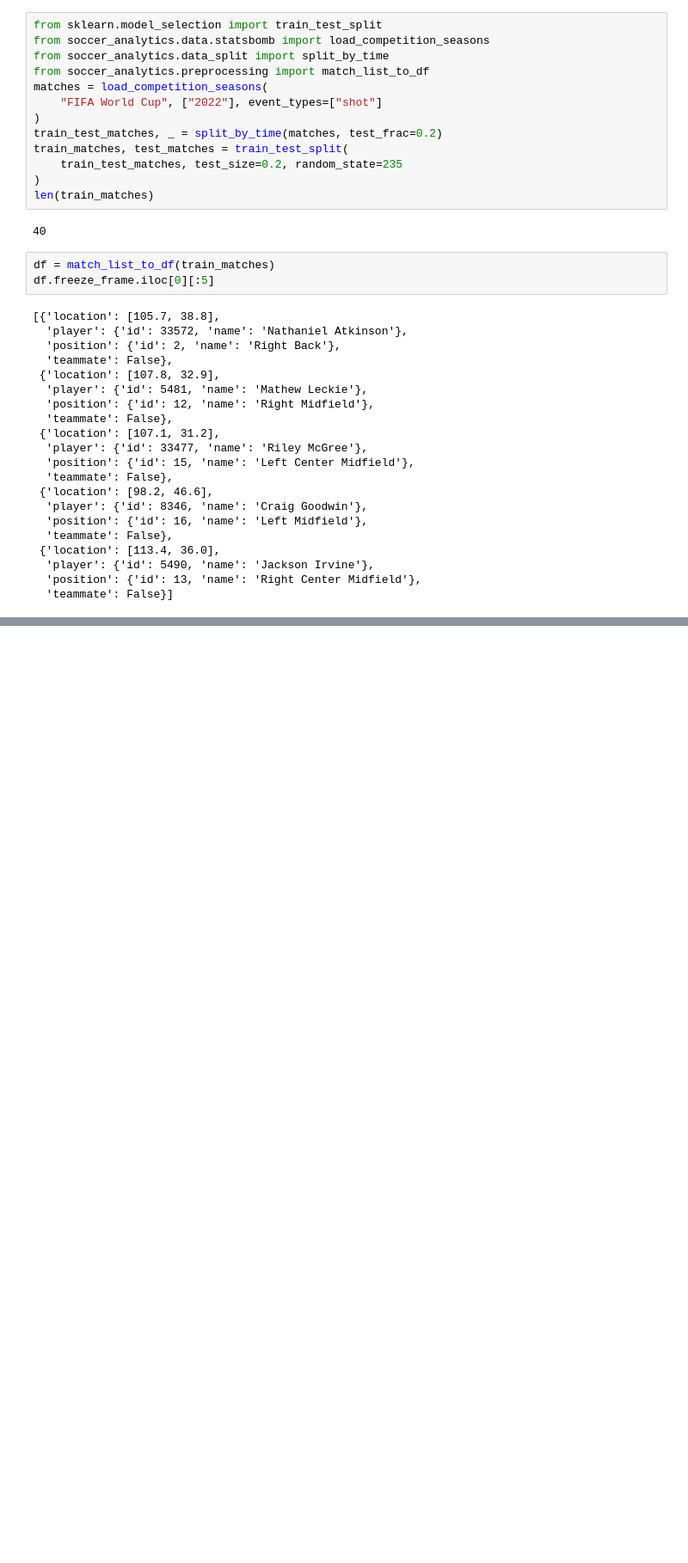
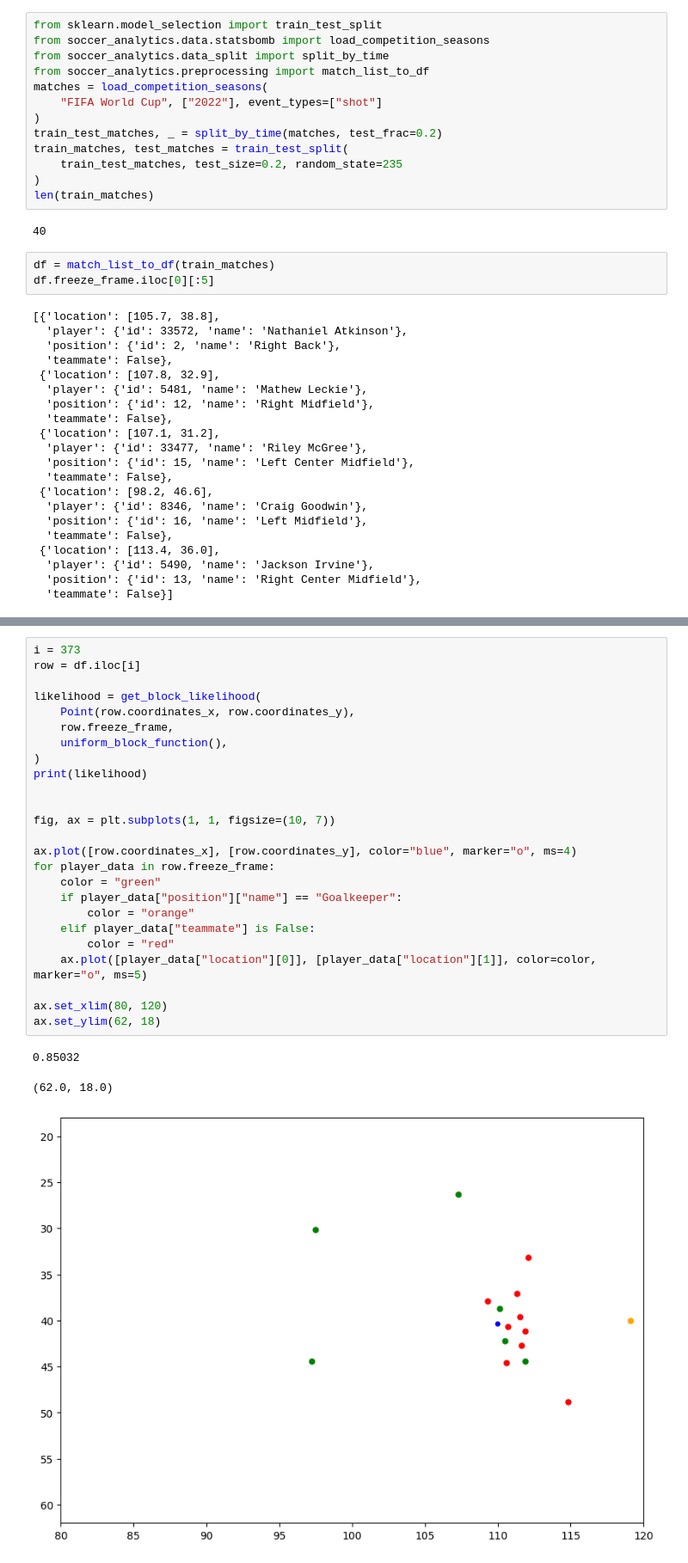
Before and after one commit to AndrewRook/soccer_analytics, a Jupyter notebook: analysis_notebooks/xg/shot_block_eda_2.ipynb, the cells around one changed output, grey strips where cells are left out. Shown at 86% size. Saved outputs shown, nothing was run; the diff lists cells and outputs as text; blank space fills up the shorter version.

Commit message:
wrapping up block eda

```diff
--- a/analysis_notebooks/xg/shot_block_eda_2.ipynb
+++ b/analysis_notebooks/xg/shot_block_eda_2.ipynb
@@ -213,0 +103,29 @@ df.head()
+# %%
+i = 373
+row = df.iloc[i]
+
+likelihood = get_block_likelihood(
+    Point(row.coordinates_x, row.coordinates_y),
+    row.freeze_frame,
+    uniform_block_function(),
+)
+print(likelihood)
+
+
+fig, ax = plt.subplots(1, 1, figsize=(10, 7))
+
+ax.plot([row.coordinates_x], [row.coordinates_y], color="blue", marker="o", ms=4)
+for player_data in row.freeze_frame:
+    color = "green"
+    if player_data["position"]["name"] == "Goalkeeper":
+        color = "orange"
+    elif player_data["teammate"] is False:
+        color = "red"
+    ax.plot([player_data["location"][0]], [player_data["location"][1]], color=color, marker="o", ms=5)
+
+ax.set_xlim(80, 120)
+ax.set_ylim(62, 18)
+# %% [output]
+0.85032
+(62.0, 18.0)
+[figure, added]
```
Also changed, not shown: parts of 14 cells of this notebook, 2 other files.
